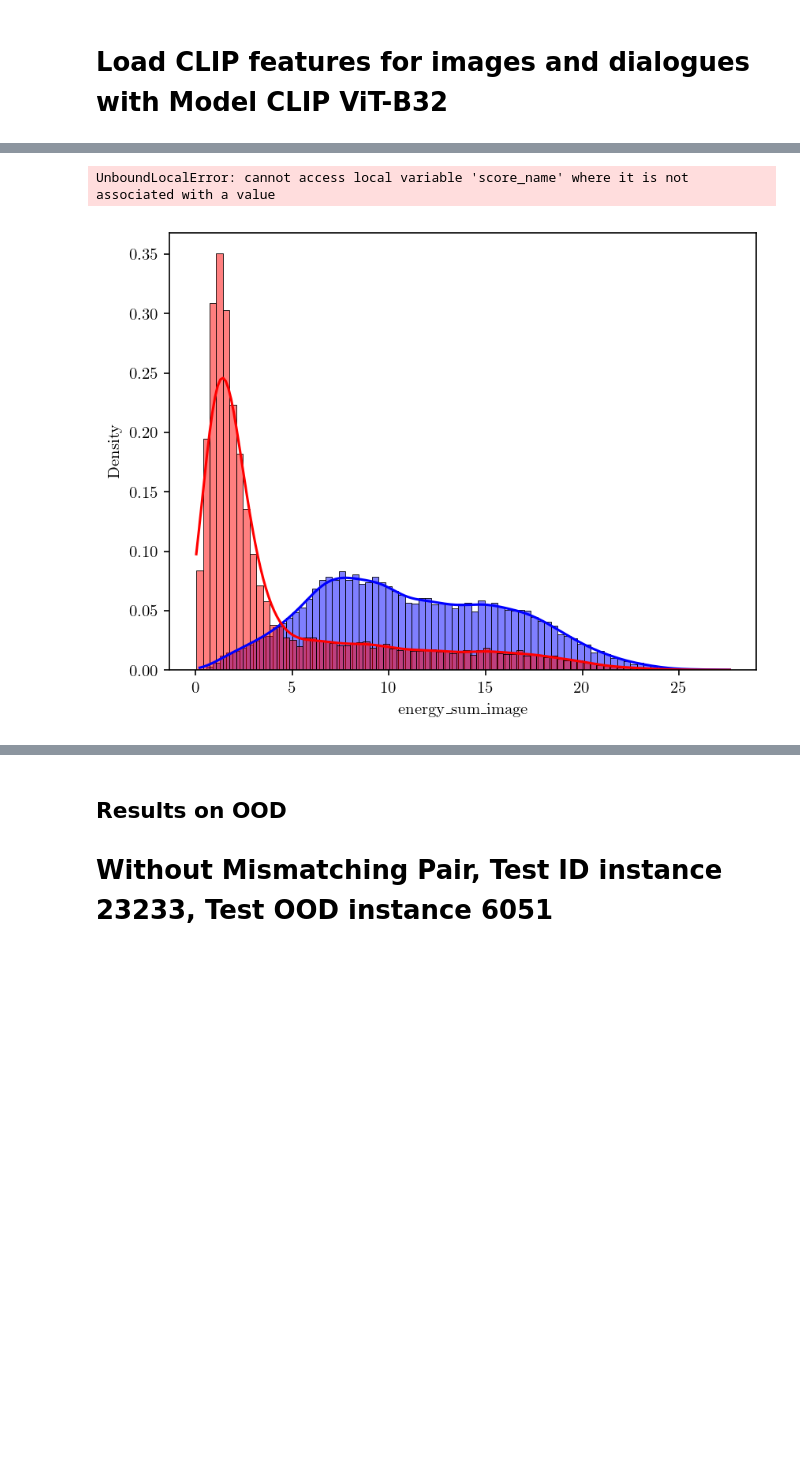
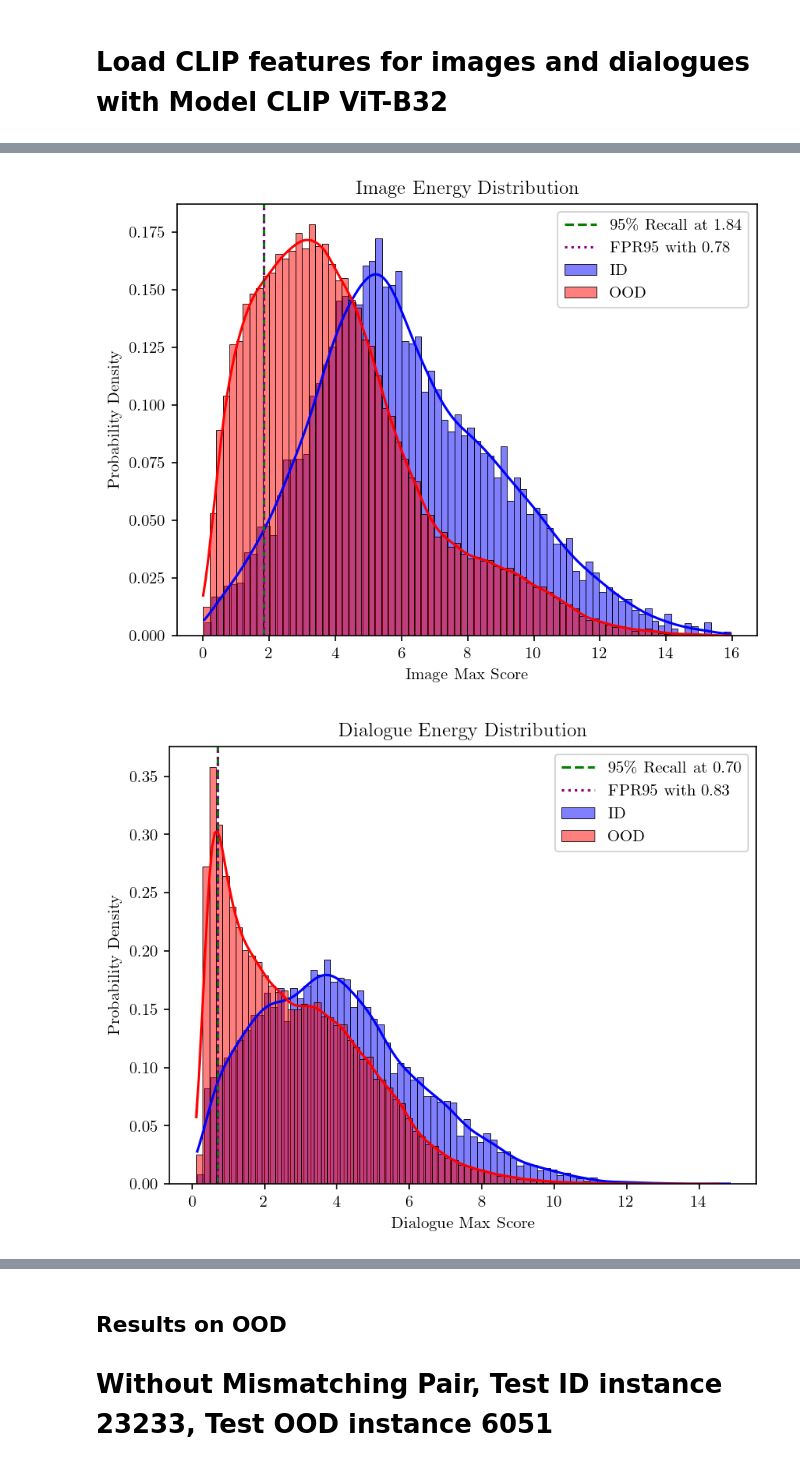
Before and after one commit to wfyitf/multimodal_ood, a Jupyter notebook: notebooks/clip_qa.ipynb, the cells around one changed output, grey strips where cells are left out. Drawn from its saved outputs; the diff is of its cells as text; code cells hidden in the pictures; blank space fills up the shorter version.

```diff
--- a/notebooks/clip_qa.ipynb
+++ b/notebooks/clip_qa.ipynb
@@ -44,3 +44,6 @@ df_table = data_loader.load_dialogue_df()
 #data_loader.show_clip_similarity(k, df_table, model, preprocess)
 # %% [markdown]
 # Define OOD Categories below
+# %%
+import gensim.downloader as api
+model = api.load("word2vec-google-news-300")
@@ -47,5 +72,5 @@ df_table = data_loader.load_dialogue_df()
 # %%
-ood_category = ['animal']
+ood_category = ['tableware']
 ind_category = [x for x in data_loader.supercategories if x not in ood_category]
 df_table['OOD'] = df_table['supercategory'].apply(lambda x: 1 if any(item in x for item in ind_category) else 0)
 df_table['OOD'].value_counts()
@@ -243,18 +285,20 @@ for score_type in score_type_list:
 # %%
 import importlib
 importlib.reload(plot_figure)
+
 score_type = "energy"
-type = "sum"
+type = "max"
 mode = "image"
 fpr = 95
+
 plot_figure.plot_score_distribution(df_test, score_type, type, mode="image", fpr=fpr)
 plot_figure.plot_score_distribution(df_test, score_type, type, mode="dialogue", fpr=fpr)
 plot_figure.plot_score_distribution(df_test, score_type, type, mode="overall", fpr=fpr)
-plot_figure.plot_kde_joint_distribution(df_test, score_type, type, mode)
+#plot_figure.plot_kde_joint_distribution(df_test, score_type, type, mode)
 plot_figure.plot_rough_distribution(df_test, 'image_text_similarity')
 plot_figure.plot_rough_distribution(df_test, f'{score_type}_{type}_{mode}')
 plot_figure.plot_joint_distribution(df_test, score_type, type, mode, id = 1, color = 'blue')
 plot_figure.plot_joint_distribution(df_test, score_type, type, mode, id = 0, color = 'red')
 # %% [output]
-UnboundLocalError: cannot access local variable 'score_name' where it is not associated with a value
-[figure, old version]
+[figure, new version]
+[figure, added]
```
Also changed, not shown: parts of 17 cells of this notebook, 2 other files.
